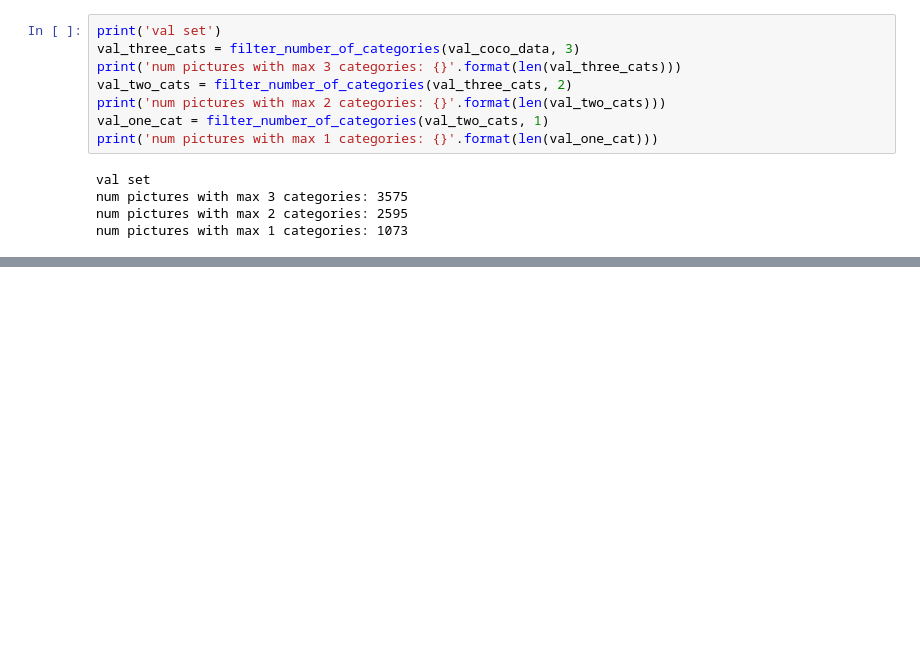
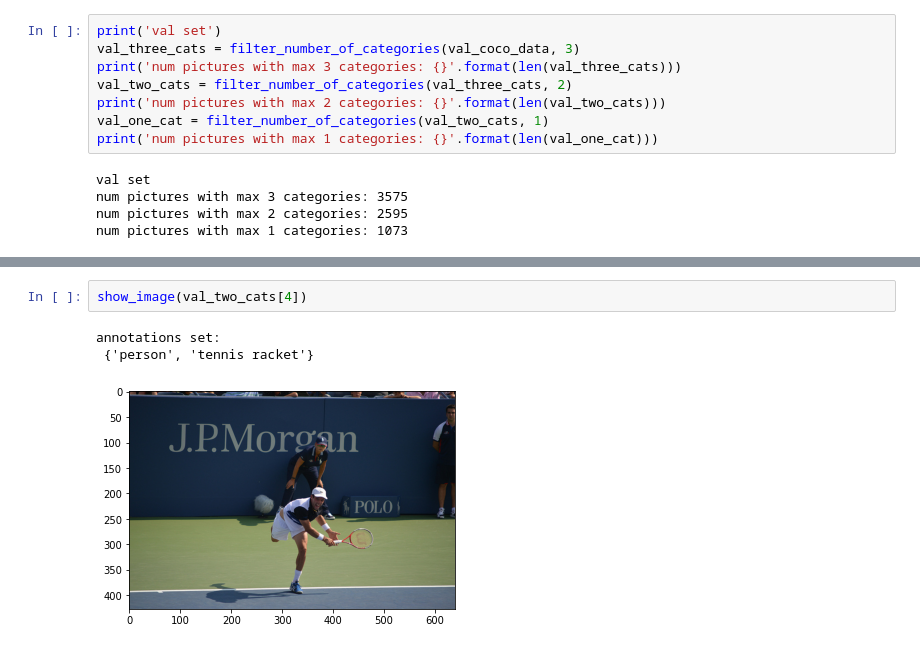
Before and after one commit to slin96/master-thesis, a Jupyter notebook: experiments/coco/coco-analysis.ipynb, the cells around one changed output, grey strips where cells are left out. Drawn from its saved outputs; the diff is of its cells as text; blank space fills up the shorter version.

```diff
--- a/experiments/coco/coco-analysis.ipynb
+++ b/experiments/coco/coco-analysis.ipynb
@@ -89,0 +109,6 @@ num pictures with 1 categories: 25207
+# %%
+show_image(val_two_cats[4])
+# %% [output]
+annotations set:
+ {'person', 'tennis racket'}
+[figure, added]
```
Also changed, not shown: parts of 8 cells of this notebook.
